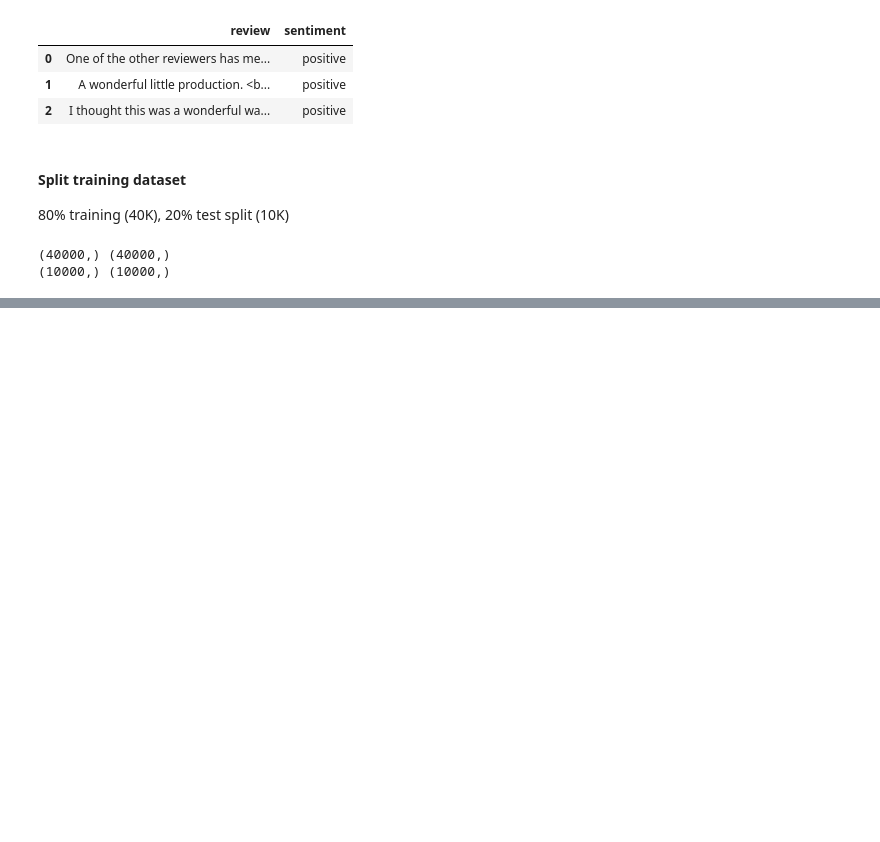
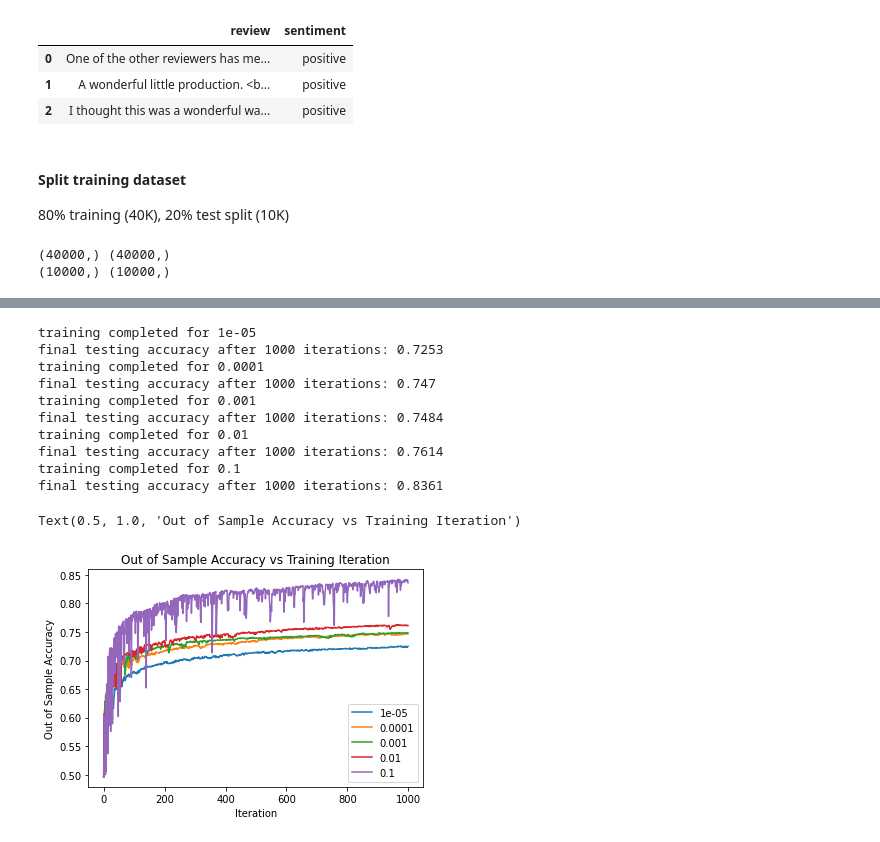
Before and after one commit to seichang00/IMDB_bayesian_regression, a Jupyter notebook: imdb_regression.ipynb, the cells around one changed output, grey strips where cells are left out. Saved outputs shown, nothing was run; the diff lists cells and outputs as text; code cells hidden in the pictures; blank space fills up the shorter version.

```diff
--- a/imdb_regression.ipynb
+++ b/imdb_regression.ipynb
@@ -176,0 +269,39 @@ array([0.01, 0.01, 0.01, 0.01, 0.01])
+# %%
+#LEARNING RATE
+train_iters = 1000
+train_lamb = 5
+train_batch = 10
+
+#tuning regularizer
+for learning_rate in [1e-5, 1e-4, 1e-3, 1e-2, 0.1]:
+    beta, sgd_stats = stochastic_regression_map(
+    lamb=train_lamb,
+    X=X_train,
+    X_test=X_test,
+    y=y_train,
+    y_test=y_test,
+    l_rate=learning_rate,
+    batch_size=train_batch,
+    max_iters=train_iters,
+    train_stat="accuracy")
+    plt.plot(sgd_stats, label=str(learning_rate))
+    print("training completed for " + str(learning_rate))
+    print("final testing accuracy after {} iterations: {}".format(train_iters, sgd_stats[-1]))
+
+plt.legend()
+plt.xlabel("Iteration")
+plt.ylabel("Out of Sample Accuracy")
+plt.title("Out of Sample Accuracy vs Training Iteration")
+# %% [output]
+training completed for 1e-05
+final testing accuracy after 1000 iterations: 0.7253
+training completed for 0.0001
+final testing accuracy after 1000 iterations: 0.747
+training completed for 0.001
+final testing accuracy after 1000 iterations: 0.7484
+training completed for 0.01
+final testing accuracy after 1000 iterations: 0.7614
+training completed for 0.1
+final testing accuracy after 1000 iterations: 0.8361
+Text(0.5, 1.0, 'Out of Sample Accuracy vs Training Iteration')
+[figure, added]
```
Also changed, not shown: parts of 13 cells of this notebook, 6 other files.
